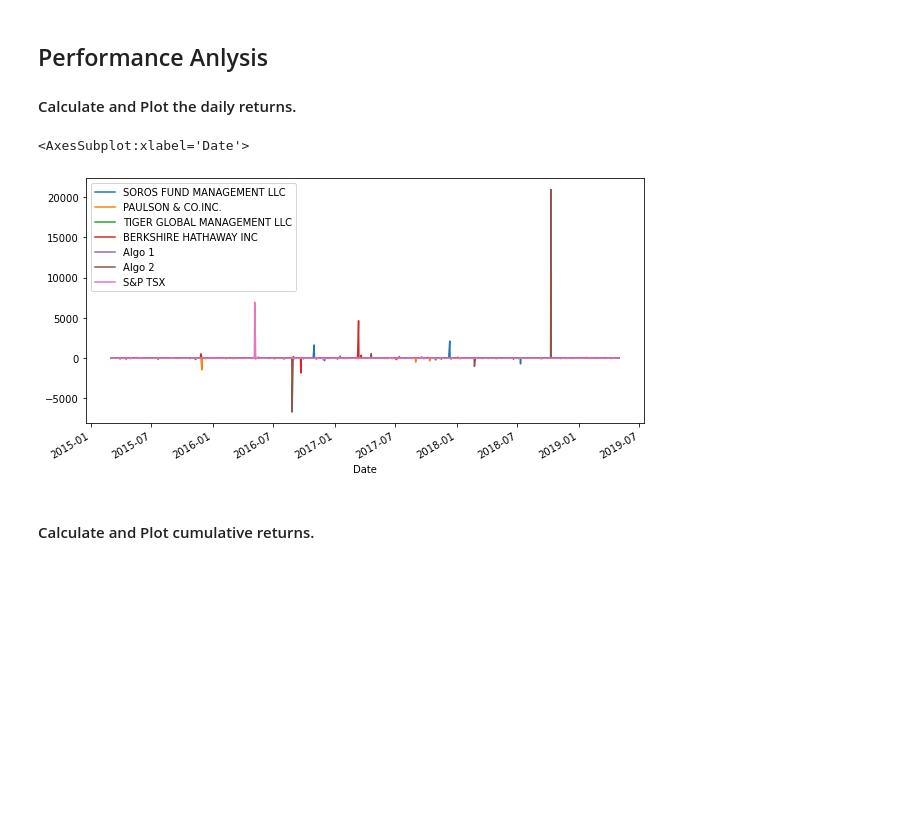
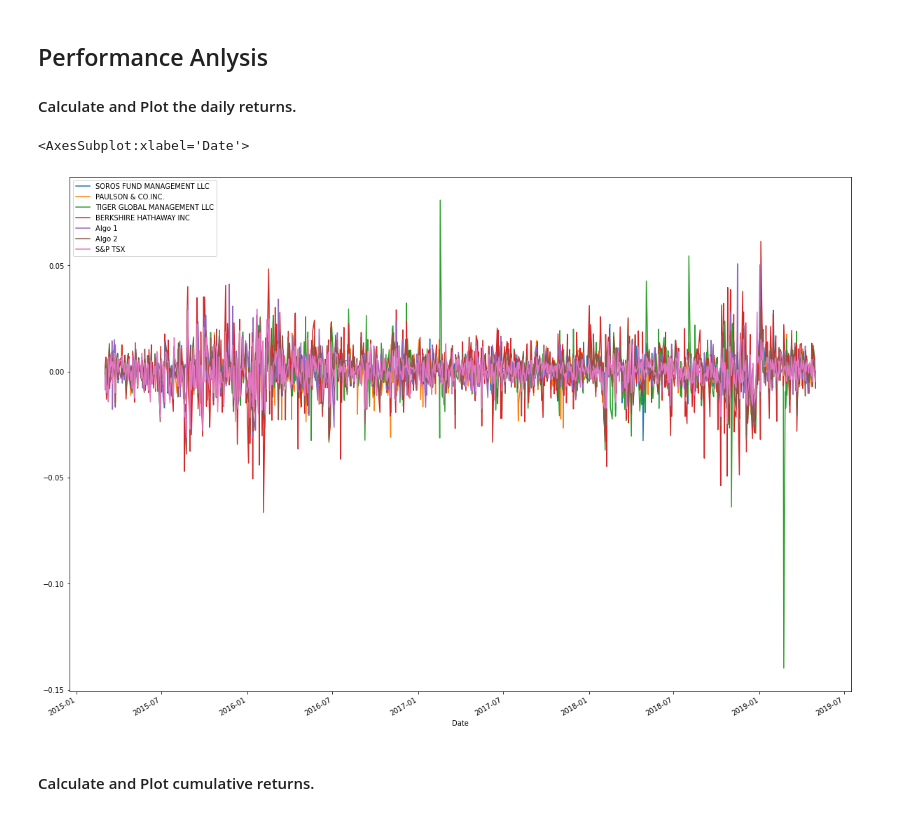
Before and after one commit to ngracan/Python-Challenge-2, a Jupyter notebook: Code/whale_analysis.ipynb, the cells around one changed output. Saved outputs shown, nothing was run; the diff lists cells and outputs as text; code cells hidden in the pictures; blank space fills up the shorter version.

```diff
--- a/Code/whale_analysis.ipynb
+++ b/Code/whale_analysis.ipynb
@@ -195,11 +195,10 @@ In this section, you will calculate and visualize performance and risk metrics f
 #### Calculate and Plot the daily returns.
 # %%
 # Plot daily returns of all portfolios
-combined_daily_returns_df = combined_returns_df.pct_change()
-combined_daily_returns_df.plot(figsize=(10,5))
+combined_returns_df.plot(figsize=(20,15))
 # %% [output]
 <AxesSubplot:xlabel='Date'>
-[figure, old version]
+[figure, new version]
 # %% [markdown]
 #### Calculate and Plot cumulative returns.
 # %%
```
Also changed, not shown: parts of 5 cells of this notebook.
